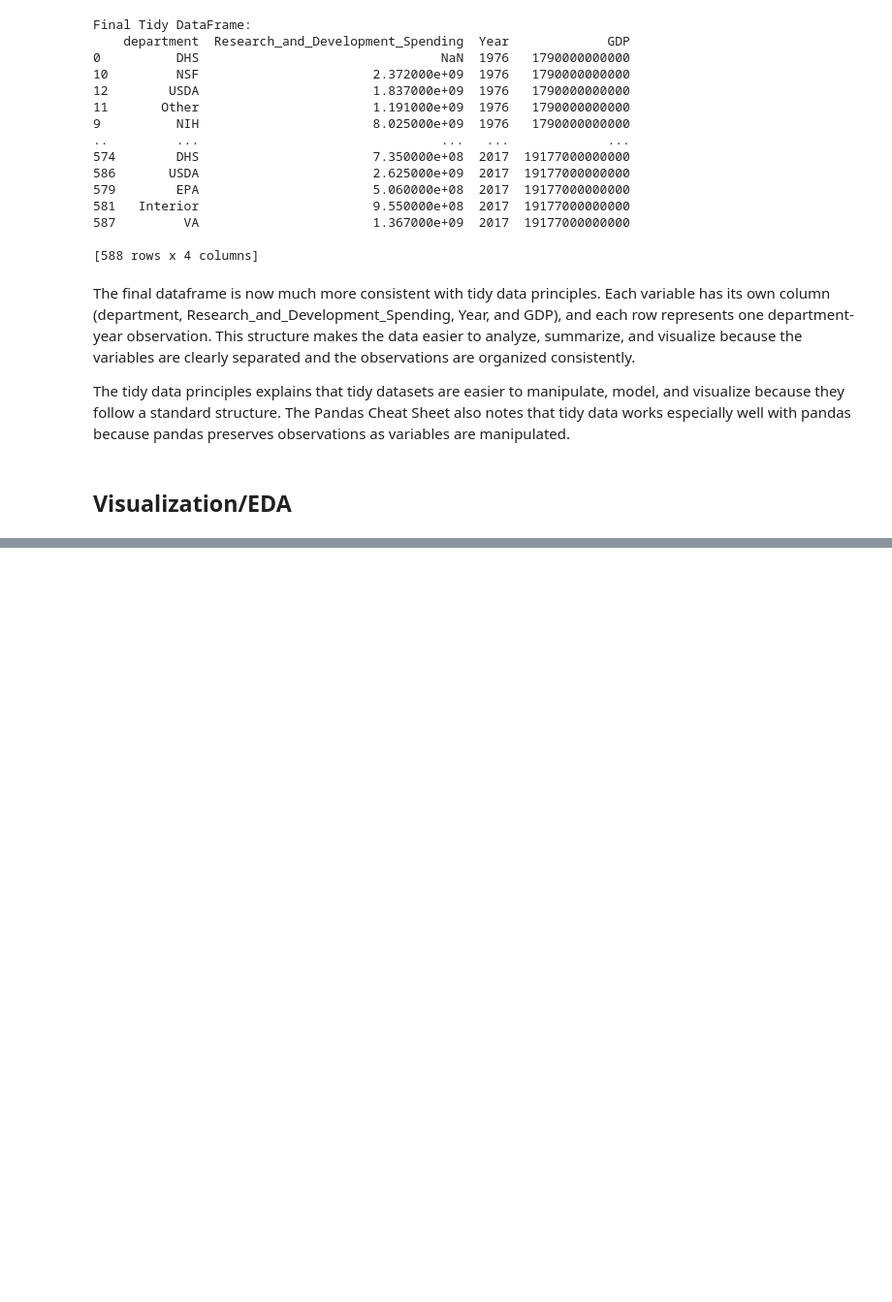
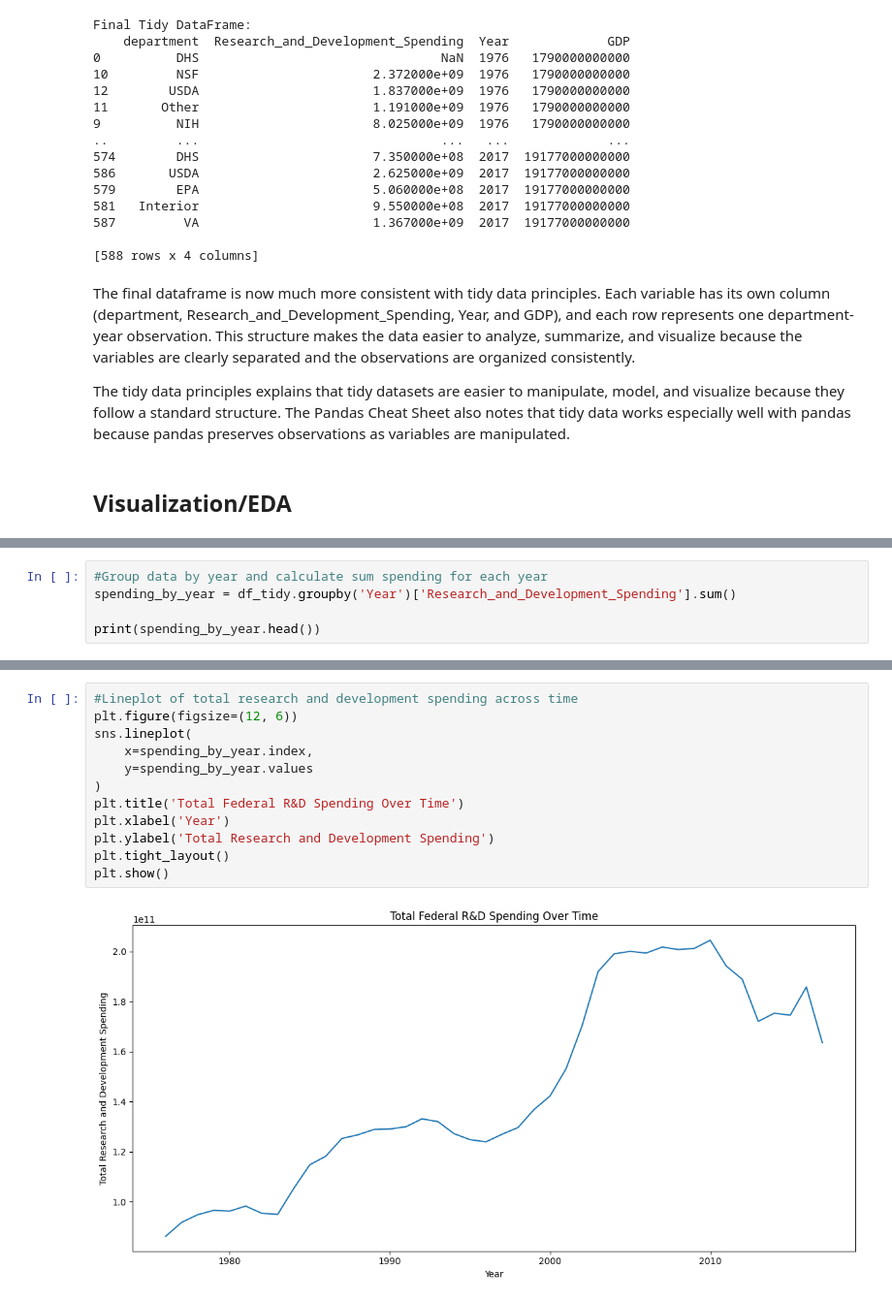
Before and after one commit to mbalabon/Balabon-Data-Science-Portfolio, a Jupyter notebook: TidyData-Project/TidyData.ipynb, the cells around one changed output, grey strips where cells are left out. Shown at 97% size. Saved outputs shown, nothing was run; the diff lists cells and outputs as text; blank space fills up the shorter version.

```diff
--- a/TidyData-Project/TidyData.ipynb
+++ b/TidyData-Project/TidyData.ipynb
@@ -345,0 +438,5 @@ VA          7.338810e+08
+# %%
+#Group data by year and calculate sum spending for each year
+spending_by_year = df_tidy.groupby('Year')['Research_and_Development_Spending'].sum()
+
+print(spending_by_year.head())
@@ -345,0 +455,14 @@ VA          7.338810e+08
+# %%
+#Lineplot of total research and development spending across time
+plt.figure(figsize=(12, 6))
+sns.lineplot(
+    x=spending_by_year.index,
+    y=spending_by_year.values
+)
+plt.title('Total Federal R&D Spending Over Time')
+plt.xlabel('Year')
+plt.ylabel('Total Research and Development Spending')
+plt.tight_layout()
+plt.show()
+# %% [output]
+[figure, added]
```
Also changed, not shown: parts of 22 cells of this notebook.
